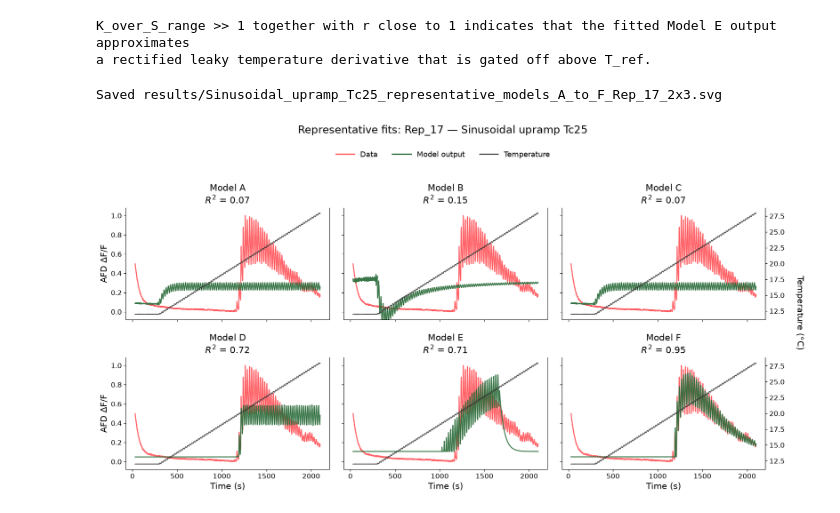
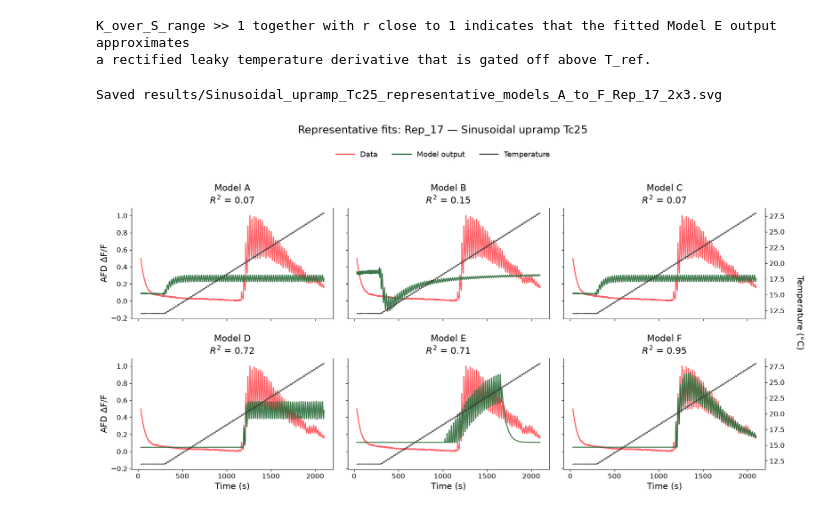
Before and after one commit to colonramoslab/Diaz-Garcia-and-Beagan-et-al.-2026-AFD-, a Jupyter notebook: AFD_modeling_Fig_2_5_S7/upramp_Tc25_1.ipynb, the cells around one changed output. Cells and saved outputs as stored; diff of their text form; code cells hidden in the pictures.

```diff
--- a/AFD_modeling_Fig_2_5_S7/upramp_Tc25_1.ipynb
+++ b/AFD_modeling_Fig_2_5_S7/upramp_Tc25_1.ipynb
@@ -59,7 +59,7 @@ plt.close("all")
 
 # ---- Data ----
 dataset = "Sinusoidal upramp Tc25"            # figure label; also part of the random seeds, so do not change
-DATA_DIR = r"/Users/sk3526/Library/CloudStorage/OneDrive-YaleUniversity/github_repos/Diaz-Garcia-and-Beagan-et-al.-2026-AFD-/AFD_modeling_Fig_2_5_S4"
+DATA_DIR = r"/Users/sk3526/Library/CloudStorage/OneDrive-YaleUniversity/github_repos/Diaz-Garcia-and-Beagan-et-al.-2026-AFD-/AFD_modeling_Fig_2_5_S7"
 DATA_FILENAME = "upramp_Tc25.csv"
 
 T_START = 30.0                   # analysis window (s)
@@ -1513,6 +1513,7 @@ Model E reduction summary:
 K_over_S_range >> 1 together with r close to 1 indicates that the fitted Model E output approximates
 a rectified leaky temperature derivative that is gated off above T_ref.
 # %%
+
 # 10. Representative fitted traces, Models A-F (Fig. S7A,B)
 #     The representative worm is the one chosen in section 4; nothing is refit.
 
@@ -1520,18 +1521,20 @@ PANEL_DATA_COLOR = "#ff5a5f"
 PANEL_FIT_COLOR = "#2f6f3e"
 PANEL_TEMP_COLOR = "#333333"
 
-# Common axis limits
-_finite_y = Calcium_rep[np.isfinite(Calcium_rep)]
+# Top row: Models A, B, C. Bottom row: Models D, E, F.
+MODEL_ORDER_A_TO_F = ["deriv_tau", "fcd_tref", "feedback_norm", "threshold_sig", "act_threshold_relaxed", "full_gamma"]
+
+# Common axis limits (include calcium data and all six model predictions)
+_y_curves = [np.asarray(Calcium_rep).ravel()] + [np.asarray(fit_lookup[m]["fit"]).ravel() for m in MODEL_ORDER_A_TO_F]
+_finite_y = np.concatenate([curve[np.isfinite(curve)] for curve in _y_curves])
 y_min = float(np.min(_finite_y)) if _finite_y.size else 0.0
 y_max = float(np.max(_finite_y)) if _finite_y.size else 1.0
 y_pad = 0.08 * max(1e-6, y_max - y_min)
+
 _finite_t = Temp[np.isfinite(Temp)]
 t_min = float(np.min(_finite_t)) if _finite_t.size else 0.0
 t_max = float(np.max(_finite_t)) if _finite_t.size else 1.0
 t_pad = 0.05 * max(1e-6, t_max - t_min)
-
-# Top row: Models A, B, C. Bottom row: Models D, E, F.
-MODEL_ORDER_A_TO_F = ["deriv_tau", "fcd_tref", "feedback_norm", "threshold_sig", "act_threshold_relaxed", "full_gamma"]
 
 fig, axes = plt.subplots(nrows=2, ncols=3, figsize=(18.0, 9.5), sharex=True, sharey=True)
 
@@ -1541,8 +1544,7 @@ for plot_index, model_id in enumerate(MODEL_ORDER_A_TO_F):
     ax = axes[row_index, column_index]
 
     ax.plot(Time, Calcium_rep, color=PANEL_DATA_COLOR, linewidth=1.7, alpha=0.95, label="Data", zorder=3)
-    ax.plot(Time, model_info["fit"], color=PANEL_FIT_COLOR, linewidth=1.7, alpha=0.95,
-            label="Model output", zorder=4)
+    ax.plot(Time, model_info["fit"], color=PANEL_FIT_COLOR, linewidth=1.7, alpha=0.95, label="Model output", zorder=4)
     ax.set_title(f"{model_info['model_name']}\n$R^2$ = {model_info['R2']:.2f}", fontsize=16, pad=8)
     ax.set_ylim(y_min - y_pad, y_max + y_pad)
     ax.tick_params(axis="both", labelsize=12)
@@ -1550,31 +1552,31 @@ for plot_index, model_id in enumerate(MODEL_ORDER_A_TO_F):
     if column_index == 0:
         ax.set_ylabel("AFD ΔF/F", fontsize=15)
     if row_index == 1:
         ax.set_xlabel("Time (s)", fontsize=15)
 
     ax_temperature = ax.twinx()
     ax_temperature.plot(Time, Temp, color=PANEL_TEMP_COLOR, linewidth=1.4, alpha=0.85, zorder=2)
     ax_temperature.set_ylim(t_min - t_pad, t_max + t_pad)
     ax_temperature.spines["top"].set_visible(False)
     if column_index == 2:
         ax_temperature.tick_params(axis="y", labelsize=12, right=True, labelright=True)
     else:
         ax_temperature.tick_params(axis="y", right=False, labelright=False, length=0)
         ax_temperature.spines["right"].set_visible(False)
 
 fig.text(0.992, 0.50, "Temperature (°C)", va="center", ha="right", rotation=270, fontsize=15)
 
 legend_handles = [
     Line2D([0], [0], color=PANEL_DATA_COLOR, linewidth=2.2, label="Data"),
     Line2D([0], [0], color=PANEL_FIT_COLOR, linewidth=2.2, label="Model output"),
     Line2D([0], [0], color=PANEL_TEMP_COLOR, linewidth=1.8, label="Temperature"),
 ]
 fig.legend(handles=legend_handles, loc="upper center", bbox_to_anchor=(0.5, 0.935), ncol=3,
            frameon=False, fontsize=13, handlelength=2.5, columnspacing=2.0)
 fig.suptitle(f"Representative fits: {rep_name} — {dataset}", fontsize=19, y=0.985)
 fig.tight_layout(rect=[0.025, 0.025, 0.965, 0.895], h_pad=2.0, w_pad=2.2)
 save_svg(fig, f"{safe_label(dataset)}_representative_models_A_to_F_{safe_label(rep_name)}_2x3.svg")
 plt.show()
 # %% [output]
 Saved results/Sinusoidal_upramp_Tc25_representative_models_A_to_F_Rep_17_2x3.svg
-[figure, old version]
+[figure, new version]
```
Also changed, not shown: parts of 1 cell of this notebook, 2 other files.
